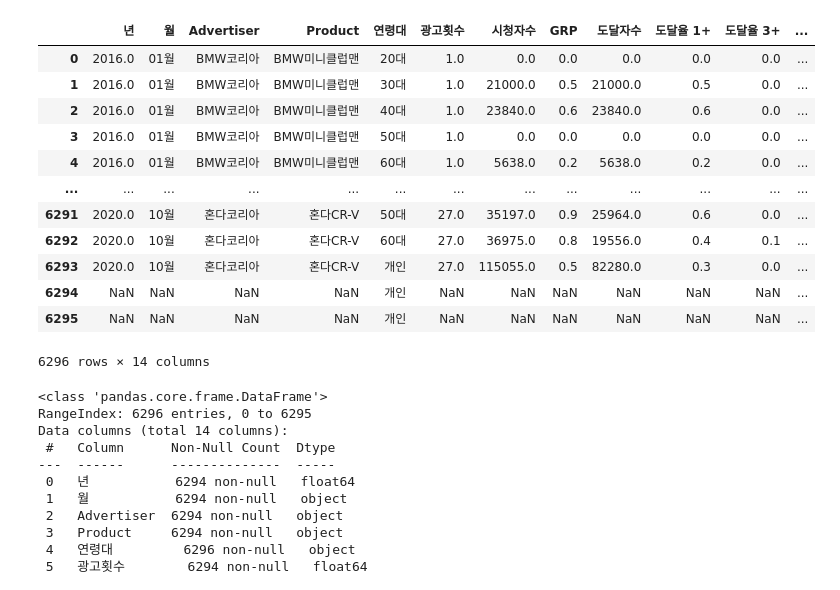
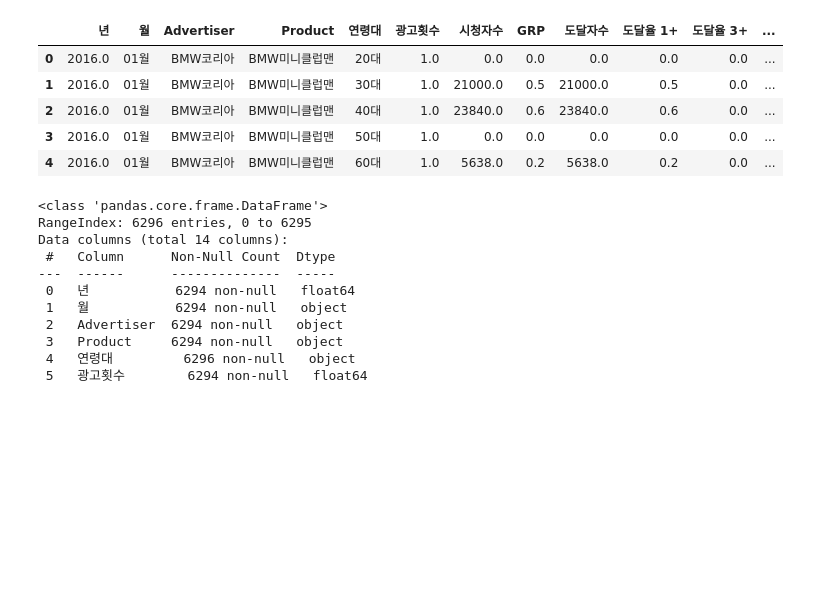
Before and after one commit to HyunjinKIM-Chloe/AutoReport-Service, a Jupyter notebook: car_H_00_simple_EDA.ipynb, the cells around one changed output. Drawn from its saved outputs; the diff is of its cells as text; code cells hidden in the pictures; blank space fills up the shorter version.

```diff
--- a/car_H_00_simple_EDA.ipynb
+++ b/car_H_00_simple_EDA.ipynb
@@ -1,20 +1,13 @@
 # %%
 original = pd.read_csv("../datas/TV_GRPs_by_models_v2.csv")
-original
+original.head()
 # %% [output]
 |  | 년 | 월 | Advertiser | Product | 연령대 | 광고횟수 | 시청자수 | GRP | 도달자수 | 도달율 1+ | 도달율 3+ | ... |
 | 0 | 2016.0 | 01월 | BMW코리아 | BMW미니클럽맨 | 20대 | 1.0 | 0.0 | 0.0 | 0.0 | 0.0 | 0.0 | ... |
 | 1 | 2016.0 | 01월 | BMW코리아 | BMW미니클럽맨 | 30대 | 1.0 | 21000.0 | 0.5 | 21000.0 | 0.5 | 0.0 | ... |
 | 2 | 2016.0 | 01월 | BMW코리아 | BMW미니클럽맨 | 40대 | 1.0 | 23840.0 | 0.6 | 23840.0 | 0.6 | 0.0 | ... |
 | 3 | 2016.0 | 01월 | BMW코리아 | BMW미니클럽맨 | 50대 | 1.0 | 0.0 | 0.0 | 0.0 | 0.0 | 0.0 | ... |
 | 4 | 2016.0 | 01월 | BMW코리아 | BMW미니클럽맨 | 60대 | 1.0 | 5638.0 | 0.2 | 5638.0 | 0.2 | 0.0 | ... |
-| ... | ... | ... | ... | ... | ... | ... | ... | ... | ... | ... | ... | ... |
-| 6291 | 2020.0 | 10월 | 혼다코리아 | 혼다CR-V | 50대 | 27.0 | 35197.0 | 0.9 | 25964.0 | 0.6 | 0.0 | ... |
-| 6292 | 2020.0 | 10월 | 혼다코리아 | 혼다CR-V | 60대 | 27.0 | 36975.0 | 0.8 | 19556.0 | 0.4 | 0.1 | ... |
-| 6293 | 2020.0 | 10월 | 혼다코리아 | 혼다CR-V | 개인 | 27.0 | 115055.0 | 0.5 | 82280.0 | 0.3 | 0.0 | ... |
-| 6294 | NaN | NaN | NaN | NaN | 개인 | NaN | NaN | NaN | NaN | NaN | NaN | ... |
-| 6295 | NaN | NaN | NaN | NaN | 개인 | NaN | NaN | NaN | NaN | NaN | NaN | ... |
-6296 rows × 14 columns
 # %%
 original.info()
 # %% [output]
```
Also changed, not shown: parts of 16 cells of this notebook.
